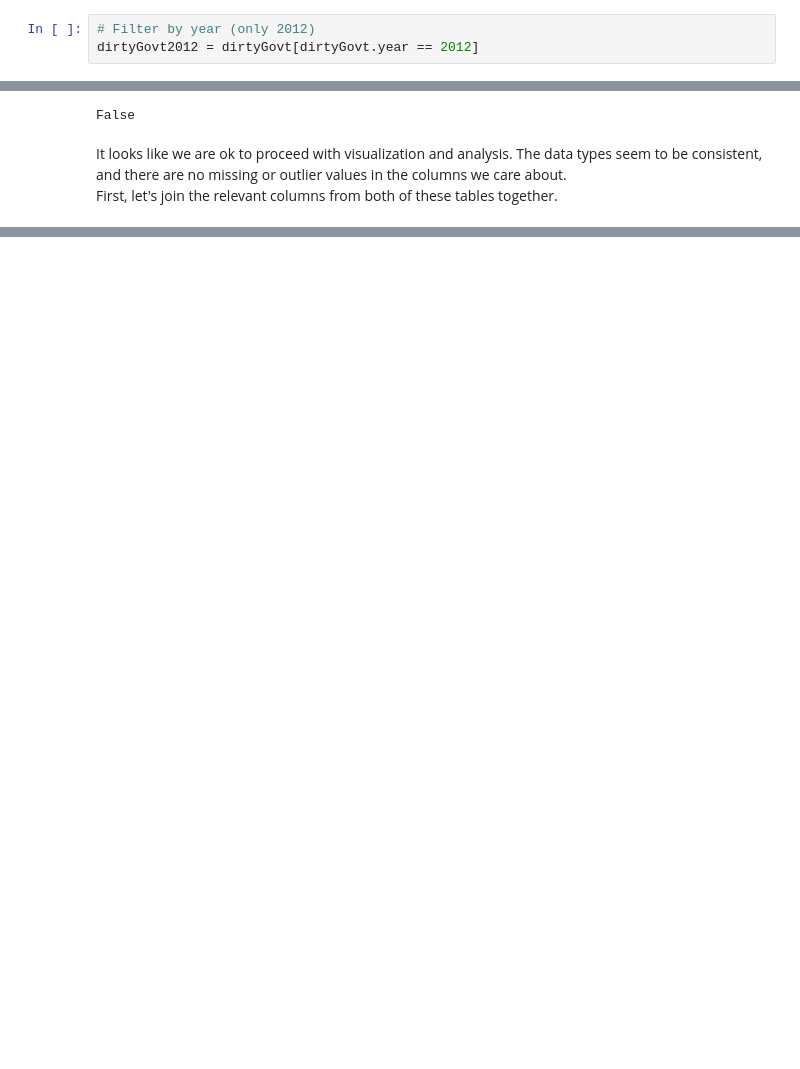
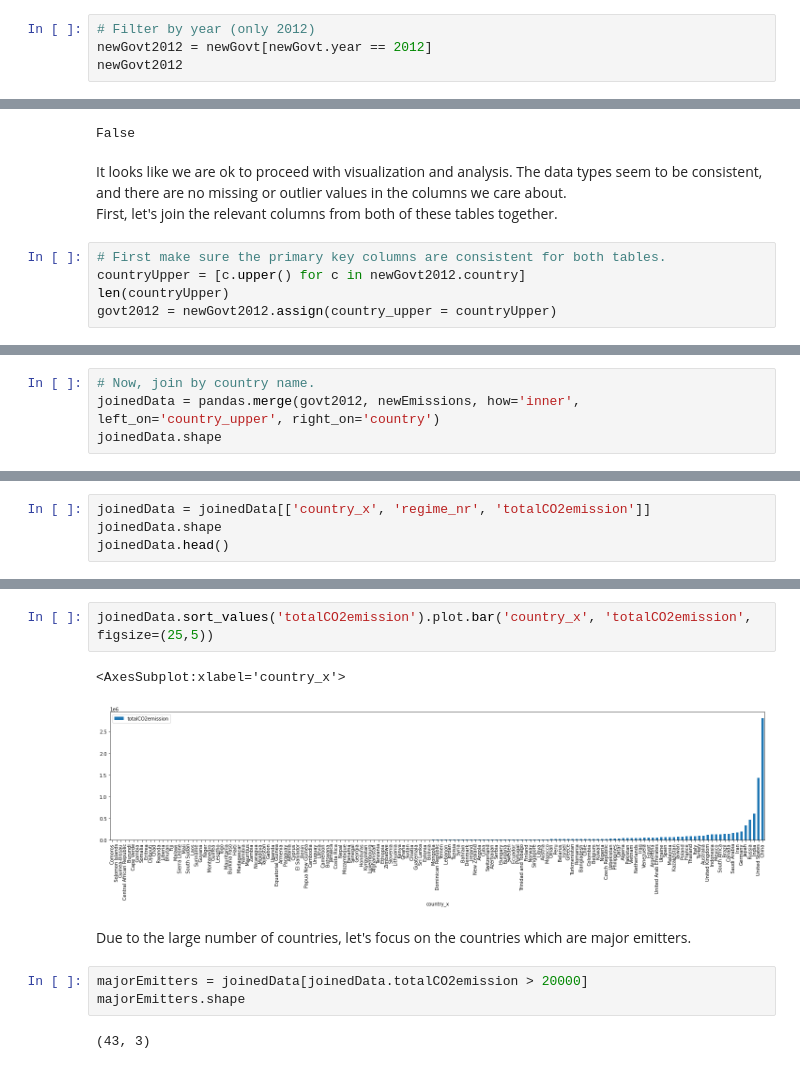
Before and after one commit to melotic/cs3654-project, a Jupyter notebook: Project1.ipynb, the cells around one changed output, grey strips where cells are left out. Cells and saved outputs as stored; diff of their text form; blank space fills up the shorter version.

Commit message:
Nearly done with analysis part of govt. QAC

```diff
--- a/Project1.ipynb
+++ b/Project1.ipynb
@@ -447,3 +442,4 @@ First, let's take out rows with years other than 2012 from the dirtyGovt table.
 # %%
 # Filter by year (only 2012)
-dirtyGovt2012 = dirtyGovt[dirtyGovt.year == 2012]
+newGovt2012 = newGovt[newGovt.year == 2012]
+newGovt2012
@@ -458,3 +468,8 @@ False
 # %% [markdown]
 It looks like we are ok to proceed with visualization and analysis. The data types seem to be consistent, and there are no missing or outlier values in the columns we care about.
 First, let's join the relevant columns from both of these tables together.
+# %%
+# First make sure the primary key columns are consistent for both tables.
+countryUpper = [c.upper() for c in newGovt2012.country]
+len(countryUpper)
+govt2012 = newGovt2012.assign(country_upper = countryUpper)
@@ -460,0 +481,4 @@ First, let's join the relevant columns from both of these tables together.
+# %%
+# Now, join by country name.
+joinedData = pandas.merge(govt2012, newEmissions, how='inner', left_on='country_upper', right_on='country')
+joinedData.shape
@@ -460,0 +489,4 @@ First, let's join the relevant columns from both of these tables together.
+# %%
+joinedData = joinedData[['country_x', 'regime_nr', 'totalCO2emission']]
+joinedData.shape
+joinedData.head()
@@ -460,0 +554,12 @@ First, let's join the relevant columns from both of these tables together.
+# %%
+joinedData.sort_values('totalCO2emission').plot.bar('country_x', 'totalCO2emission', figsize=(25,5))
+# %% [output]
+<AxesSubplot:xlabel='country_x'>
+[figure, added]
+# %% [markdown]
+Due to the large number of countries, let's focus on the countries which are major emitters.
+# %%
+majorEmitters = joinedData[joinedData.totalCO2emission > 20000]
+majorEmitters.shape
+# %% [output]
+(43, 3)
```
Also changed, not shown: parts of 19 cells of this notebook.
